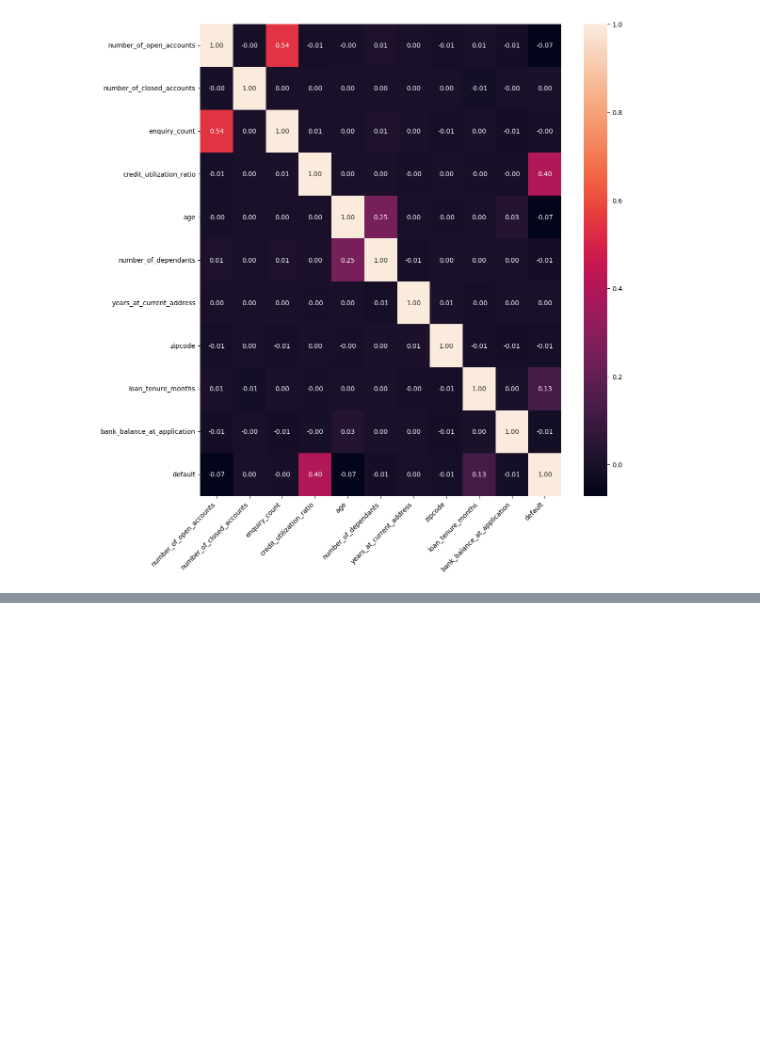
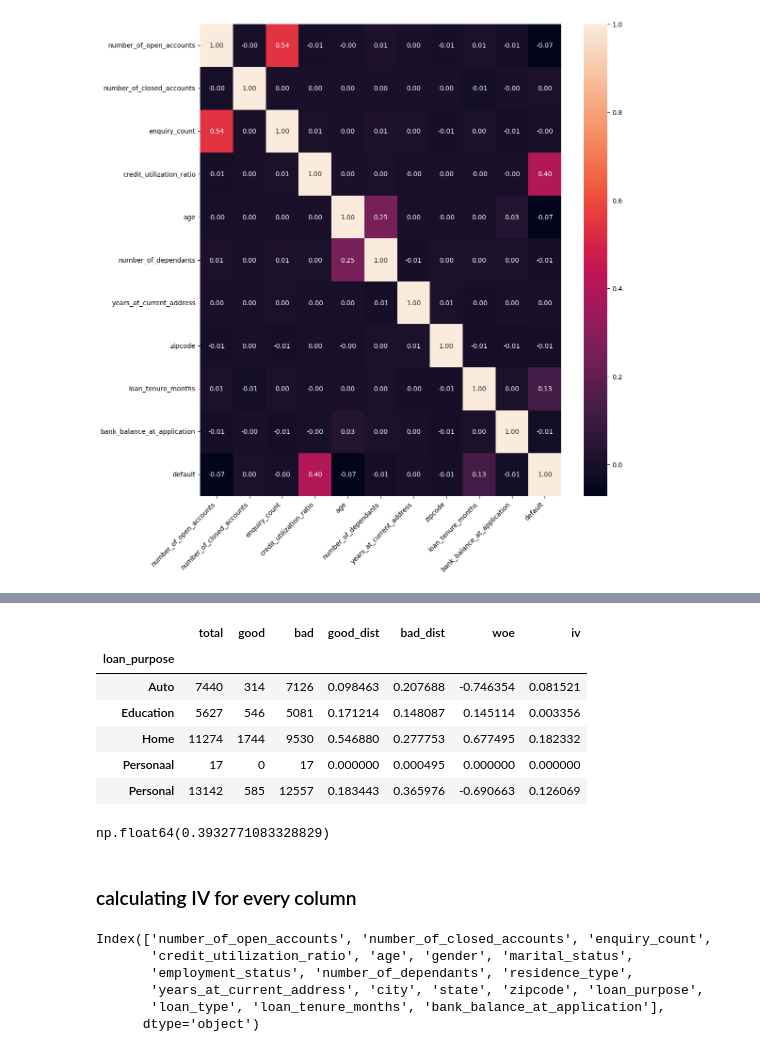
Before and after one commit to rupeshkumarp/credit_risk_analysis, a Jupyter notebook: data_preprocessing_and_eda.ipynb, the cells around one changed output, grey strips where cells are left out. Saved outputs shown, nothing was run; the diff lists cells and outputs as text; code cells hidden in the pictures; blank space fills up the shorter version.

```diff
--- a/data_preprocessing_and_eda.ipynb
+++ b/data_preprocessing_and_eda.ipynb
@@ -671,0 +684,47 @@ Since there is not much difference between XGB and Logistic, we will choose Logi
+# %%
+def calculate_woe_iv(data, feature, target):
+    grouped=data.groupby(feature)[target].agg(['count', 'sum'])
+    grouped=grouped.rename(columns={'count': 'total', 'sum': 'good'})
+    grouped['bad'] = grouped['total'] - grouped['good']
+
+    total_good = grouped['good'].sum()
+    total_bad = grouped['bad'].sum()
+
+    grouped['good_dist'] = grouped['good'] / total_good
+    grouped['bad_dist'] = grouped['bad'] / total_bad
+
+    grouped['woe'] = np.log(grouped['good_dist'] / grouped['bad_dist'])
+    grouped['iv'] = (grouped['good_dist'] - grouped['bad_dist']) * grouped['woe']
+
+    grouped['woe']=grouped['woe'].replace([np.inf, -np.inf], 0)  # Replace inf values with 0
+    grouped['iv']=grouped['iv'].replace([np.inf, -np.inf], 0)  # Replace inf values with 0
+
+    total_iv = grouped['iv'].sum()
+    return grouped,total_iv
+
+grouped,total_iv=calculate_woe_iv(pd.concat([X_train_1,y_train],axis=1), 'loan_purpose', 'default')
+# %%
+grouped
+# %% [output]
+|  | total | good | bad | good_dist | bad_dist | woe | iv |
+| loan_purpose |  |  |  |  |  |  |  |
+| Auto | 7440 | 314 | 7126 | 0.098463 | 0.207688 | -0.746354 | 0.081521 |
+| Education | 5627 | 546 | 5081 | 0.171214 | 0.148087 | 0.145114 | 0.003356 |
+| Home | 11274 | 1744 | 9530 | 0.546880 | 0.277753 | 0.677495 | 0.182332 |
+| Personaal | 17 | 0 | 17 | 0.000000 | 0.000495 | 0.000000 | 0.000000 |
+| Personal | 13142 | 585 | 12557 | 0.183443 | 0.365976 | -0.690663 | 0.126069 |
+# %%
+total_iv
+# %% [output]
+np.float64(0.3932771083328829)
+# %% [markdown]
+### calculating IV for every column
+# %%
+X_train_1.columns
+# %% [output]
+Index(['number_of_open_accounts', 'number_of_closed_accounts', 'enquiry_count',
+       'credit_utilization_ratio', 'age', 'gender', 'marital_status',
+       'employment_status', 'number_of_dependants', 'residence_type',
+       'years_at_current_address', 'city', 'state', 'zipcode', 'loan_purpose',
+       'loan_type', 'loan_tenure_months', 'bank_balance_at_application'],
+      dtype='object')
```
Also changed, not shown: parts of 13 cells of this notebook.
